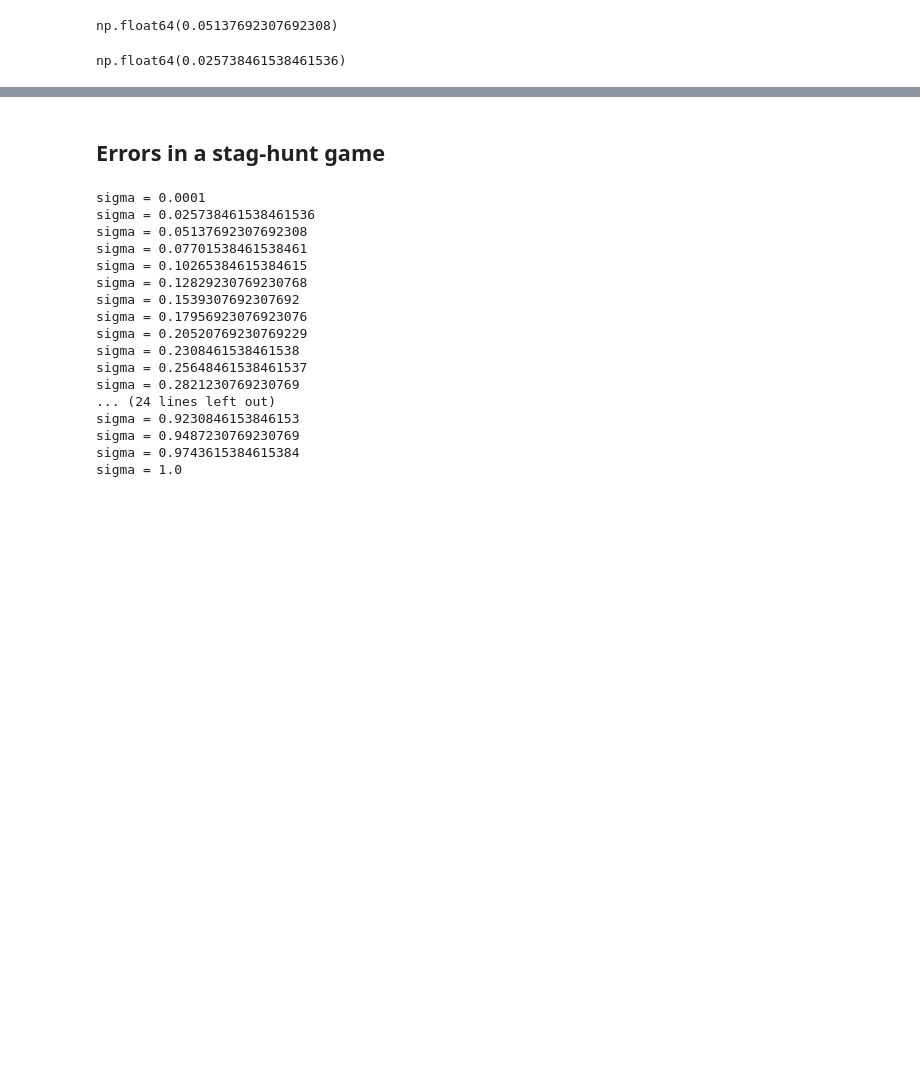
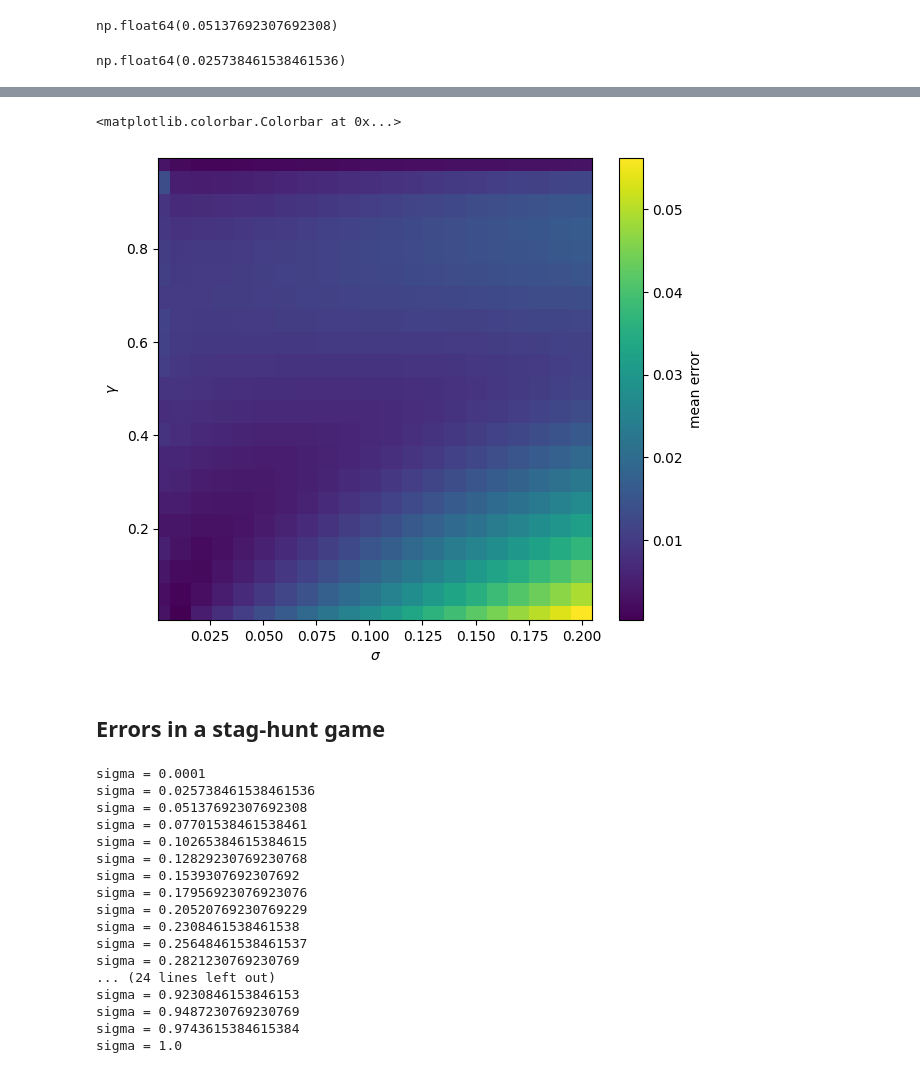
Before and after one commit to gerardoparra/pyDDRL, a Jupyter notebook: nbs/07_Discretization_Calibration.ipynb, the cells around one changed output, grey strips where cells are left out. Drawn from its saved outputs; the diff is of its cells as text; code cells hidden in the pictures; blank space fills up the shorter version.

```diff
--- a/nbs/07_Discretization_Calibration.ipynb
+++ b/nbs/07_Discretization_Calibration.ipynb
@@ -220,0 +316,14 @@ np.float64(0.025738461538461536)
+# %%
+# Error heatmap, higher resolution
+
+# Discount factors
+gammas = np.linspace(0.01, 0.99, 21)
+
+# List of sigmas to compare
+sigmas = np.linspace(0.001, 0.2, 21)
+
+# Sample strategies
+Xs = np.linspace(0.01, 0.99, 11)
+# %%
+path = "../data/error_calculation/"
+version = "sigma02-v0"
@@ -221,3 +350,30 @@ np.float64(0.025738461538461536)
+# %%
+# Extract data
+df = pd.read_csv(path+"rr_heatmaperror_df_"+version+".csv")
+heatmap_error = df.to_numpy()
+heatmap_error = heatmap_error[:, 1:].astype(float)
+heatmap_error_log = np.log(heatmap_error)
+# %%
+# Plot heatmap
+
+fig, ax = plt.subplots(1,1, figsize=(7,6))
+
+im = ax.pcolormesh(sigmas, gammas,
+                   heatmap_error,
+                   #norm=mpl.colors.LogNorm(vmin=heatmap_error.min(), vmax=heatmap_error.max()),
+                   cmap='viridis')
+
+ax.set_xlabel(r'$\sigma$')
+
+ax.set_xlim([0.0005, 0.205])
+ax.set_ylim([0.005, 0.995])
+
+ax.set_ylabel(r'$\gamma$')
+
+plt.colorbar(im, label="mean error")
+# %% [output]
+<matplotlib.colorbar.Colorbar at 0x...>
+[figure, added]
 # %% [markdown]
 ## Errors in a stag-hunt game
 # %%
```
Also changed, not shown: parts of 9 cells of this notebook, 7 other files.
